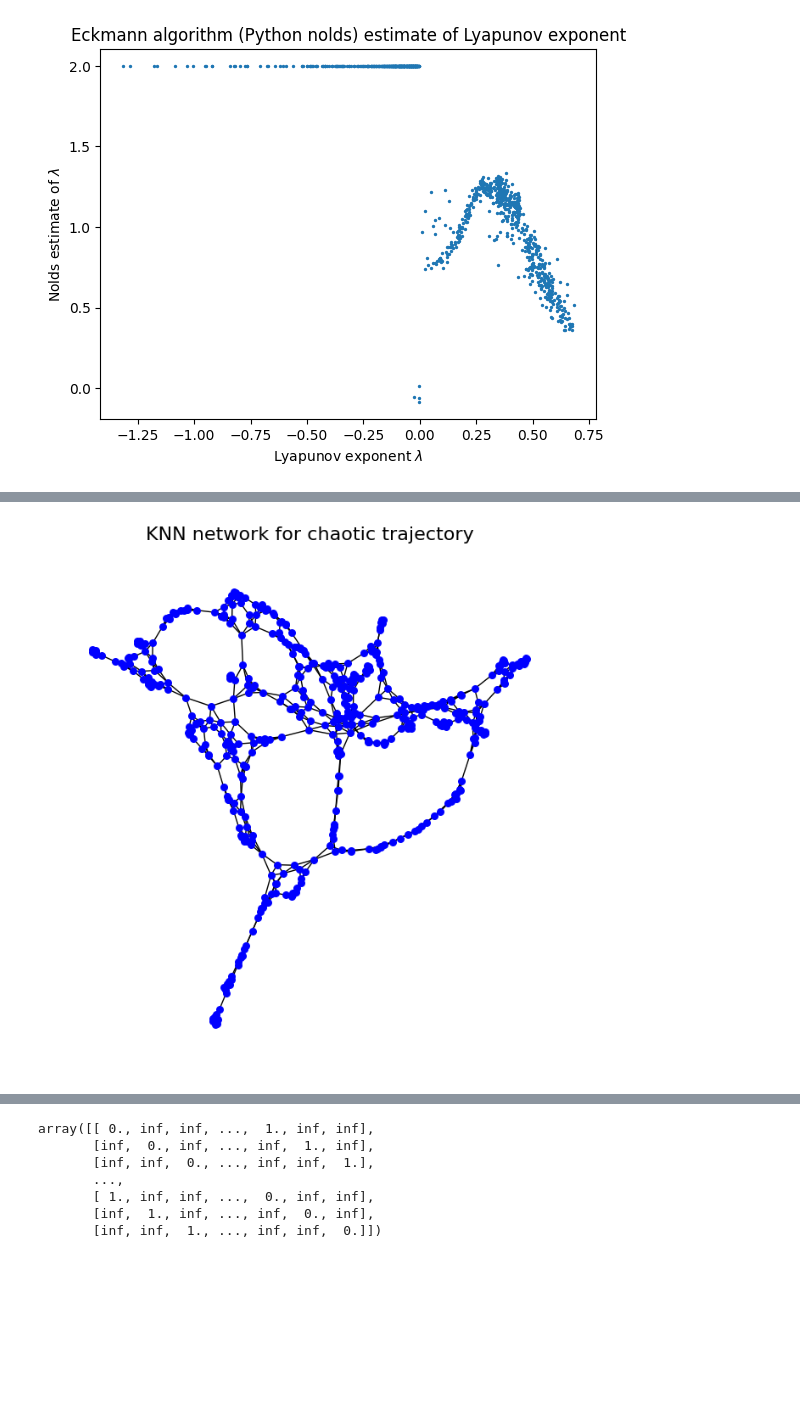
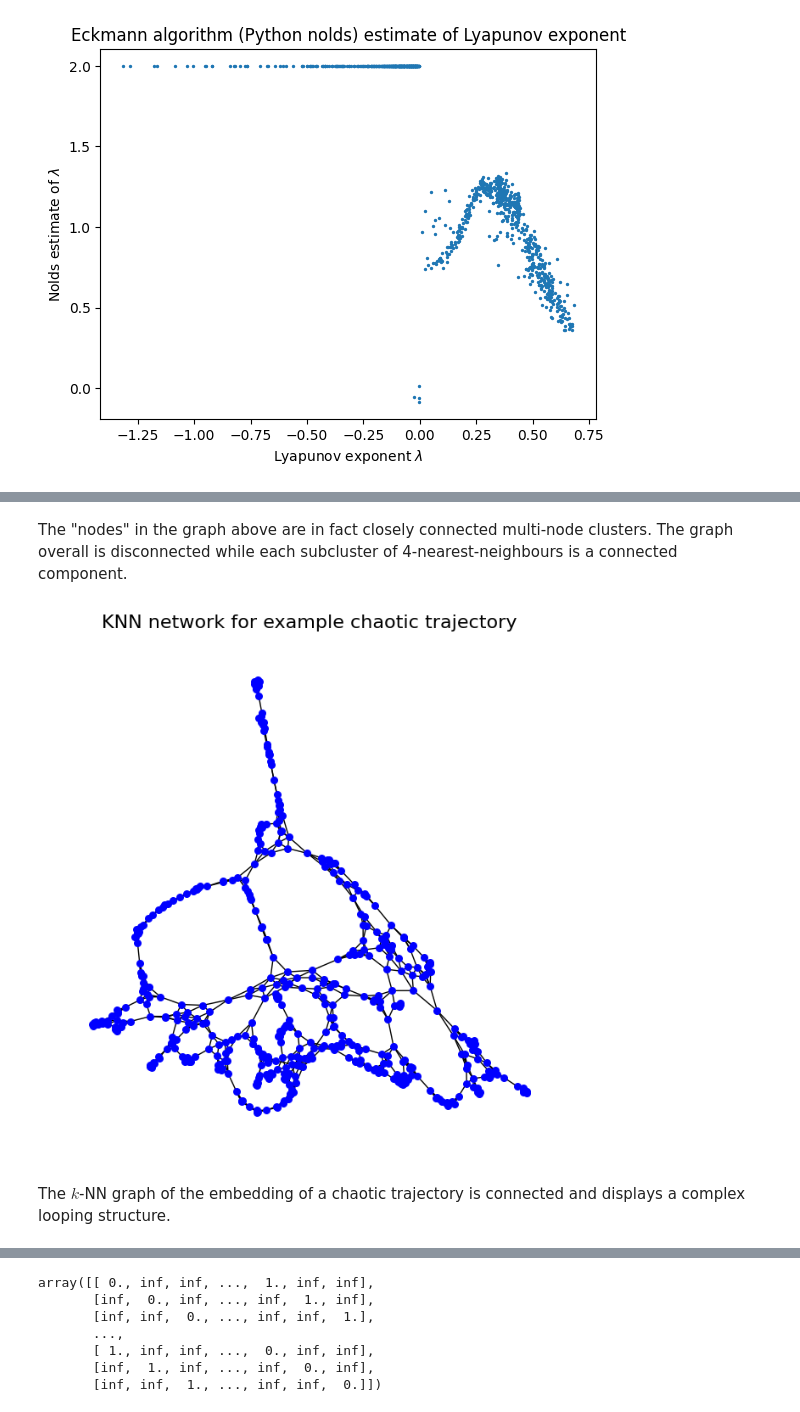
Before and after one commit to colinstephen/topological_divergences, a Jupyter notebook: experiments2.ipynb, the cells around one changed output, grey strips where cells are left out. Cells and saved outputs as stored; diff of their text form; code cells hidden in the pictures; blank space fills up the shorter version.

```diff
--- a/experiments2.ipynb
+++ b/experiments2.ipynb
@@ -374,9 +397,13 @@ for ts, embed in zip(logistic_data.trajectories, optimal_embedding_params):
+# %% [markdown]
+The "nodes" in the graph above are in fact closely connected multi-node clusters. The graph overall is disconnected while each subcluster of 4-nearest-neighbours is a connected component.
 # %%
 G, pos = make_network(knn_graphs[-1])
 plt.figure(figsize = (8,8))
-plt.title('KNN network for chaotic trajectory', size = 16)
+plt.title('KNN network for example chaotic trajectory', size = 16)
 nx.draw(G, pos, with_labels=False, font_weight='bold', node_color='blue',
         width=1, font_size = 10, node_size = 30)
 plt.show()
 # %% [output]
-[figure, old version]
+[figure, new version]
+# %% [markdown]
+The $k$-NN graph of the embedding of a chaotic trajectory is connected and displays a complex looping structure.
```
Also changed, not shown: parts of 30 cells of this notebook.
